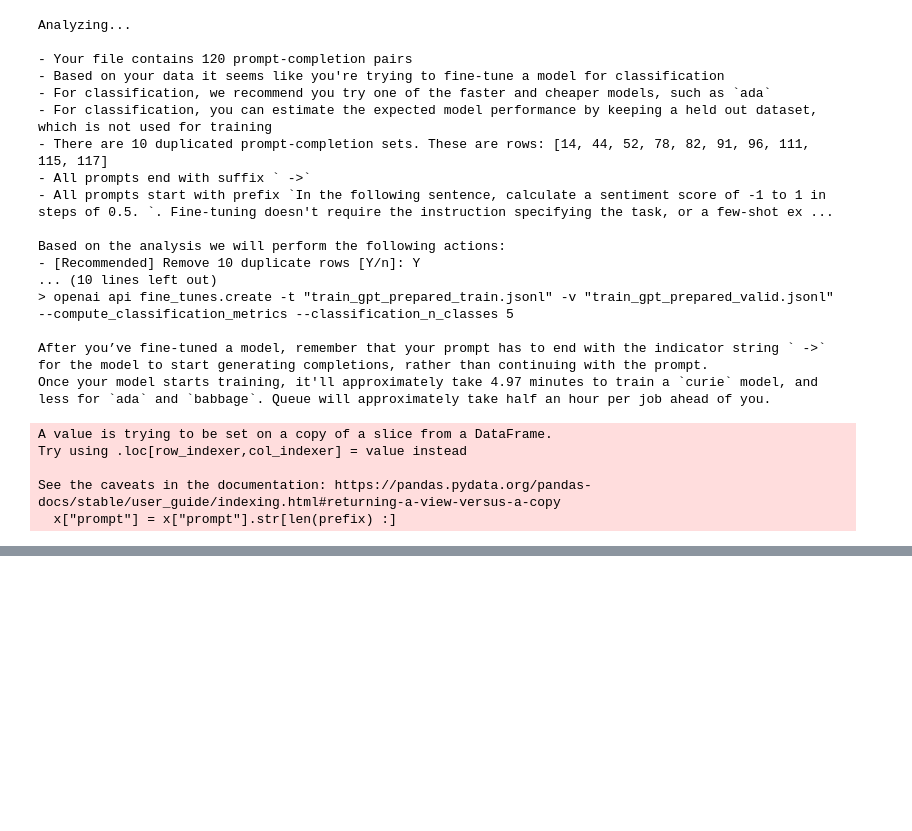
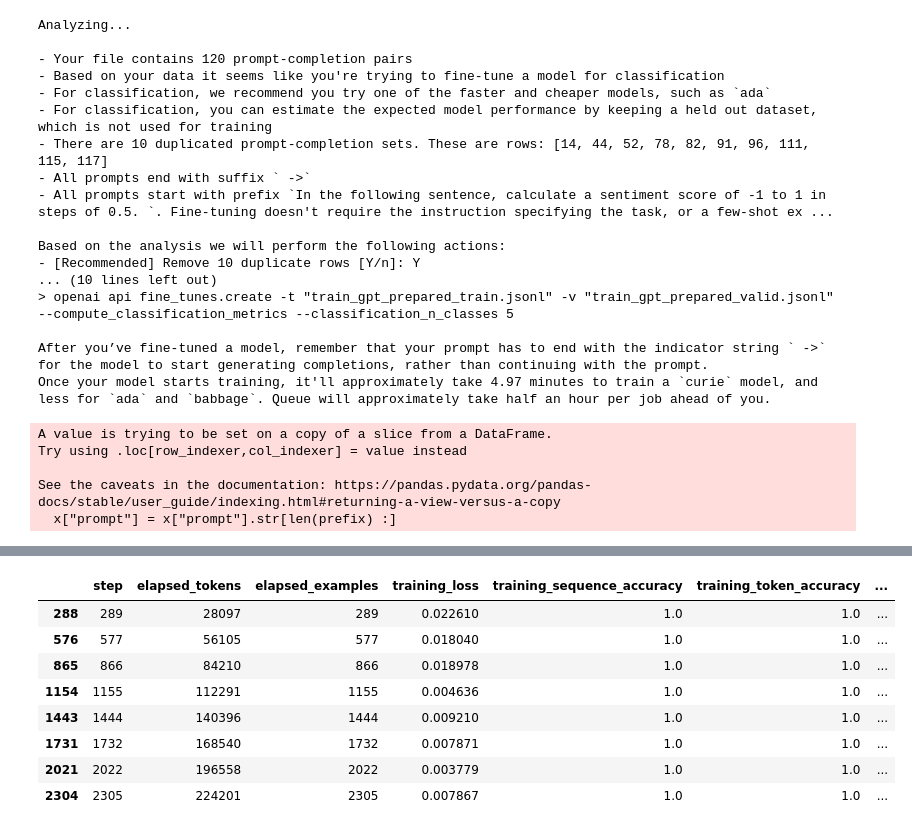
Before and after one commit to billysimct/NLP_Project, a Jupyter notebook: RNN_BERT_ROBERTA_GPT.ipynb, the cells around one changed output, grey strips where cells are left out. Saved outputs shown, nothing was run; the diff lists cells and outputs as text; code cells hidden in the pictures; blank space fills up the shorter version.

```diff
--- a/RNN_BERT_ROBERTA_GPT.ipynb
+++ b/RNN_BERT_ROBERTA_GPT.ipynb
@@ -2171,0 +2273,13 @@ results[results['classification/accuracy'].notnull()]['classification/accuracy']
+# %%
+results = pd.read_csv('result.csv')
+results[results['classification/accuracy'].notnull()]
+# %% [output]
+|  | step | elapsed_tokens | elapsed_examples | training_loss | training_sequence_accuracy | training_token_accuracy | ... |
+| 288 | 289 | 28097 | 289 | 0.022610 | 1.0 | 1.0 | ... |
+| 576 | 577 | 56105 | 577 | 0.018040 | 1.0 | 1.0 | ... |
+| 865 | 866 | 84210 | 866 | 0.018978 | 1.0 | 1.0 | ... |
+| 1154 | 1155 | 112291 | 1155 | 0.004636 | 1.0 | 1.0 | ... |
+| 1443 | 1444 | 140396 | 1444 | 0.009210 | 1.0 | 1.0 | ... |
+| 1731 | 1732 | 168540 | 1732 | 0.007871 | 1.0 | 1.0 | ... |
+| 2021 | 2022 | 196558 | 2022 | 0.003779 | 1.0 | 1.0 | ... |
+| 2304 | 2305 | 224201 | 2305 | 0.007867 | 1.0 | 1.0 | ... |
```
Also changed, not shown: parts of 26 cells of this notebook.
